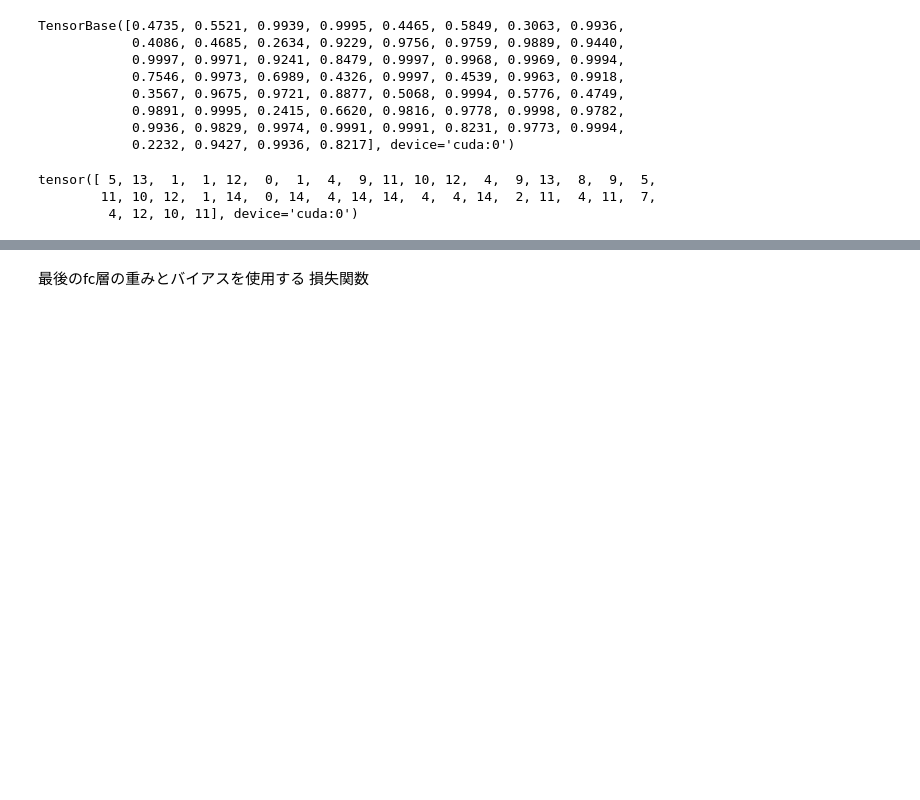
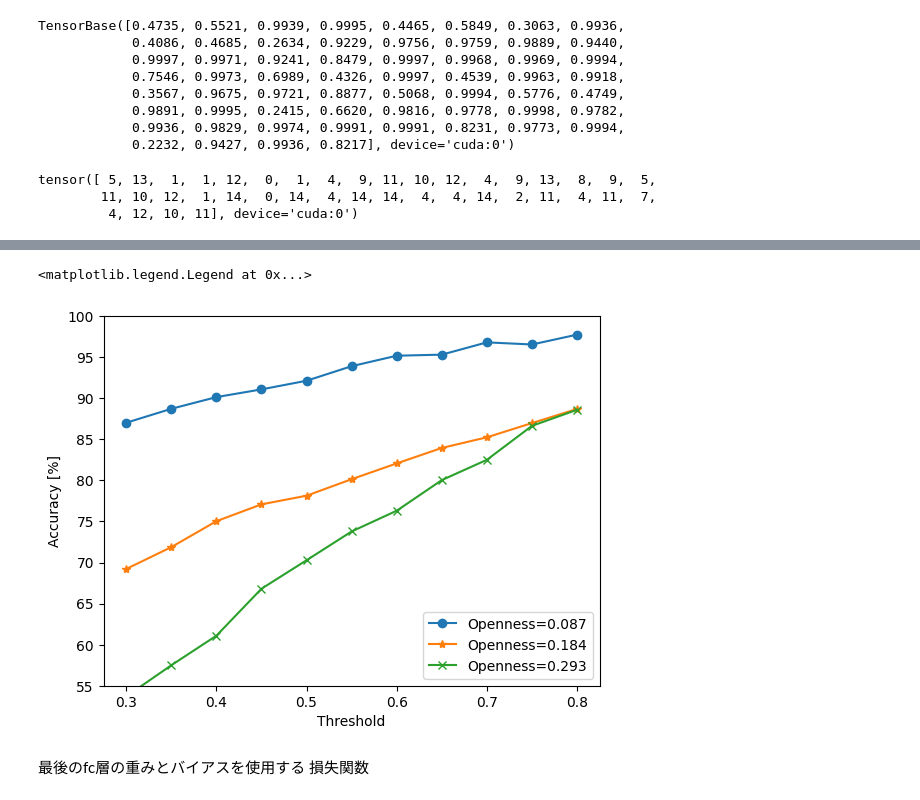
Before and after one commit to gondow86/InceptionTime, a Jupyter notebook: InceptionTime_open.ipynb, the cells around one changed output, grey strips where cells are left out. Cells and saved outputs as stored; diff of their text form; code cells hidden in the pictures; blank space fills up the shorter version.

```diff
--- a/InceptionTime_open.ipynb
+++ b/InceptionTime_open.ipynb
@@ -504,3 +524,43 @@ plt.legend()
+# %%
+a = np.array([55.35055350553505, 61.99261992619926, 64.11439114391143, 70.75645756457564, 74.6309963099631, 73.5239852398524, 77.58302583025831, 84.5940959409594, 81.91881918819188, 90.59040590405904, 88.46863468634686])
+b = np.array([55.71955719557196, 57.564575645756456, 61.62361623616236, 70.9409594095941, 71.58671586715867, 76.56826568265683, 75.27675276752767, 76.19926199261992, 81.2730627306273, 84.96309963099631, 88.00738007380073])
+c = np.array([51.93726937269373, 54.7970479704797, 58.025830258302584, 62.08487084870849, 66.32841328413284, 71.03321033210332, 74.72324723247233, 78.50553505535055, 81.91881918819188, 84.77859778597787, 87.82287822878229])
+d = np.array([52.859778597785976, 56.91881918819188, 61.254612546125465, 66.14391143911439, 70.84870848708488, 75.46125461254613, 78.87453874538745, 82.10332103321034, 85.05535055350553, 87.63837638376384, 90.59040590405904])
+e = np.array([52.5830258302583, 56.18081180811808, 60.42435424354244, 64.11439114391143, 67.98892988929889, 72.32472324723247, 75.09225092250922, 78.78228782287823, 82.380073800738, 85.23985239852398, 88.09963099630997])
+ave14 = np.mean([a, b, c, d, e], axis=0)
+
+a1 = np.array([68.88273314866113, 73.40720221606648, 77.65466297322253, 78.67036011080333, 78.76269621421976, 84.57987072945522, 83.28716528162512, 87.44228993536473, 85.96491228070175, 88.9196675900277, 88.73499538319483])
+b1 = np.array([69.3444136657433, 71.46814404432133, 76.08494921514313, 78.02400738688827, 78.30101569713759, 76.5466297322253, 83.10249307479225, 83.28716528162512, 87.07294552169898, 87.6269621421976, 90.2123730378578])
+c1 = np.array([69.43674976915975, 71.83748845798708, 74.33056325023084, 76.36195752539243, 78.20867959372114, 81.4404432132964, 83.10249307479225, 85.68790397045245, 86.79593721144968, 89.10433979686057, 91.68975069252078])
+d1 = np.array([68.69806094182826, 70.3601108033241, 72.11449676823638, 74.42289935364728, 75.53093259464451, 76.73130193905817, 78.02400738688827, 78.76269621421976, 80.33240997229917, 81.80978762696215, 84.11819021237304])
+e1 = np.array([69.71375807940905, 72.29916897506925, 74.9769159741459, 77.93167128347184, 79.87072945521699, 81.4404432132964, 82.82548476454294, 84.57987072945522, 86.0572483841182, 87.44228993536473, 88.73499538319483])
+
+ave19 = np.mean([a1, b1, c1, d1, e1], axis=0)
+
+a2 = np.array([88.36565096952909, 91.87442289935365, 91.59741458910435, 93.62880886426593, 92.89012003693445, 93.90581717451524, 96.67590027700831, 95.10618651892891, 98.33795013850416, 95.38319482917821, 97.78393351800554])
+b2 = np.array([87.90397045244691, 88.82733148661127, 91.59741458910435, 88.6426592797784, 91.2280701754386, 94.73684210526316, 94.73684210526316, 93.72114496768236, 95.93721144967682, 95.66020313942752, 97.04524469067405])
+c2 = np.array([85.87257617728532, 87.53462603878117, 89.47368421052632, 91.59741458910435, 92.05909510618652, 93.25946445060019, 93.8134810710988, 95.01385041551247, 95.8448753462604, 96.67590027700831, 97.96860572483841])
+d2 = np.array([86.88827331486611, 88.18097876269621, 89.38134810710989, 90.39704524469067, 91.5050784856879, 92.89012003693445, 94.45983379501385, 95.29085872576178, 96.02954755309327, 96.86057248384118, 97.4145891043398])
+e2 = np.array([86.0572483841182, 87.16528162511543, 88.6426592797784, 91.13573407202216, 92.98245614035088, 94.73684210526316, 96.21421975992614, 97.4145891043398, 97.87626962142198, 98.15327793167128, 98.52262234533703])
+
+ave24 = np.mean([a2, b2, c2, d2, e2], axis=0)
+
+x = np.linspace(0.30, 0.80, 11)
+y1 = ave14
+y2 = ave19
+y3 = ave24
+y0 = [99.08, 99.08, 99.08, 99.08, 99.08, 99.08, 99.08, 99.08, 99.08, 99.08, 99.08]
+plt.ylim(55, 100)
+plt.xlabel("Threshold")
+plt.ylabel("Accuracy [%]")
+# plt.plot(x, y0, label="Openness=0, (threshold=0)")
+plt.plot(x, y3, marker="o", label="Openness=0.087")
+plt.plot(x, y2, marker="*", label="Openness=0.184")
+plt.plot(x, y1, marker="x", label="Openness=0.293")
+plt.legend()
+# %% [output]
+<matplotlib.legend.Legend at 0x...>
+[figure, added]
 # %% [markdown]
 最後のfc層の重みとバイアスを使用する
 損失関数
```
Also changed, not shown: parts of 3 cells of this notebook, 36 other files.
